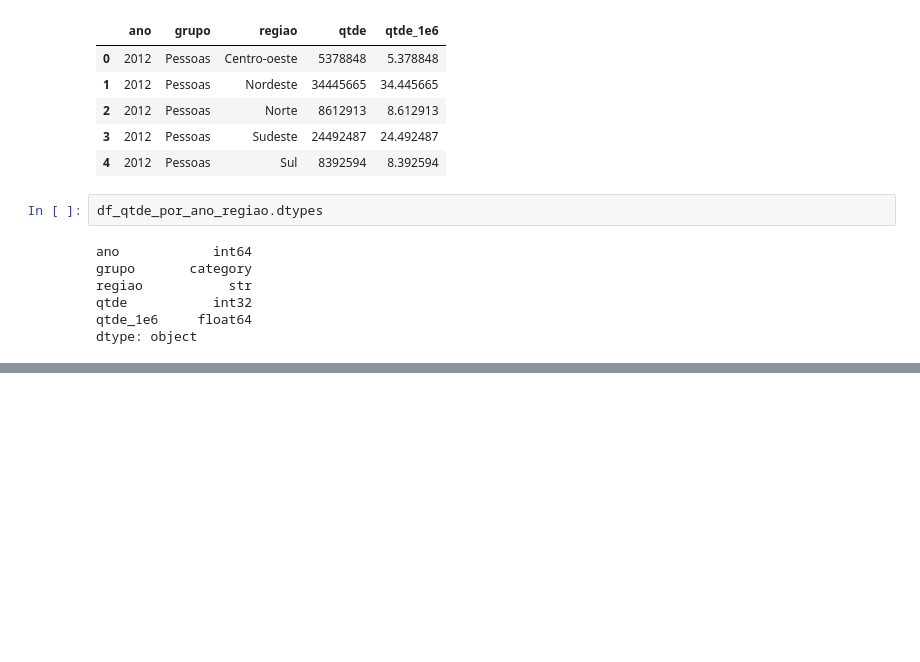
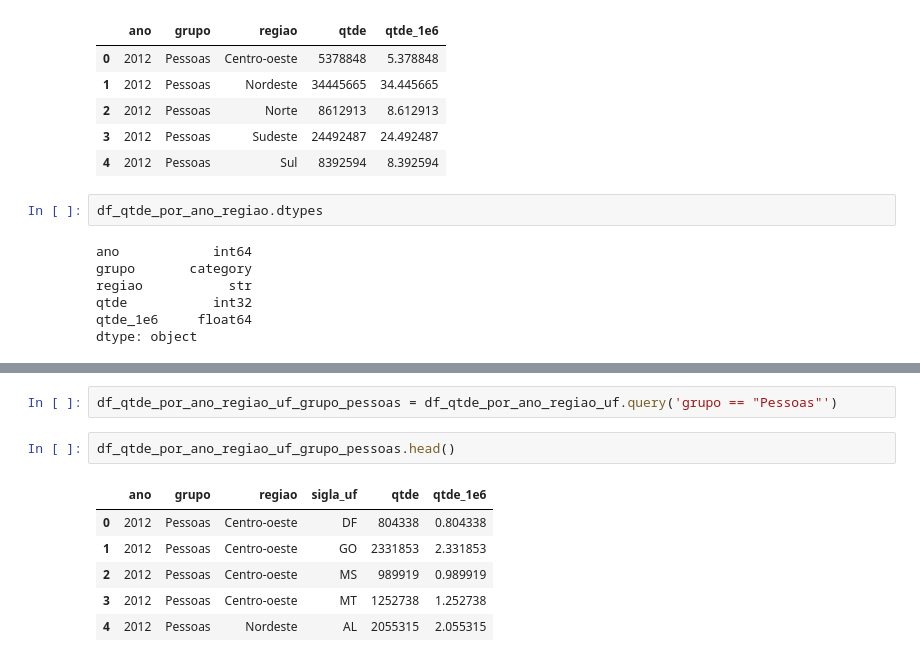
Before and after one commit to LazaroDamasceno/Dissertacao, a Jupyter notebook: analises/cad_unico/pessoas_familias/analise.ipynb, the cells around one changed output, grey strips where cells are left out. Saved outputs shown, nothing was run; the diff lists cells and outputs as text; blank space fills up the shorter version.

```diff
--- a/analises/cad_unico/pessoas_familias/analise.ipynb
+++ b/analises/cad_unico/pessoas_familias/analise.ipynb
@@ -189,0 +237,11 @@ Sul
+# %%
+df_qtde_por_ano_regiao_uf_grupo_pessoas = df_qtde_por_ano_regiao_uf.query('grupo == "Pessoas"')
+# %%
+df_qtde_por_ano_regiao_uf_grupo_pessoas.head()
+# %% [output]
+|  | ano | grupo | regiao | sigla_uf | qtde | qtde_1e6 |
+| 0 | 2012 | Pessoas | Centro-oeste | DF | 804338 | 0.804338 |
+| 1 | 2012 | Pessoas | Centro-oeste | GO | 2331853 | 2.331853 |
+| 2 | 2012 | Pessoas | Centro-oeste | MS | 989919 | 0.989919 |
+| 3 | 2012 | Pessoas | Centro-oeste | MT | 1252738 | 1.252738 |
+| 4 | 2012 | Pessoas | Nordeste | AL | 2055315 | 2.055315 |
```
Also changed, not shown: parts of 5 cells of this notebook, 5 other files.
